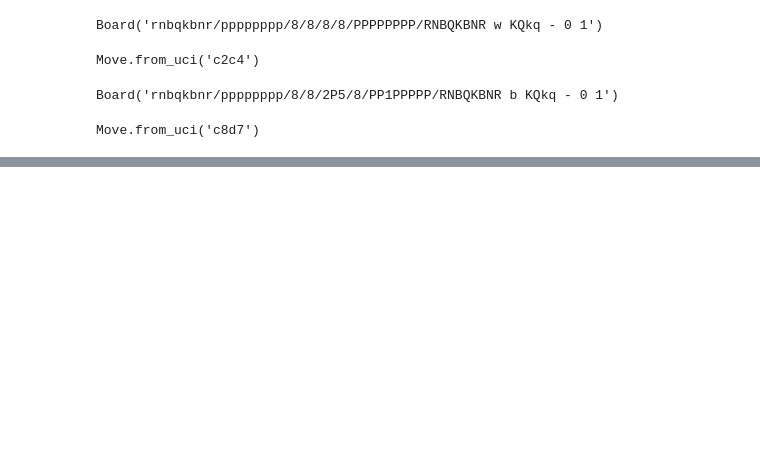
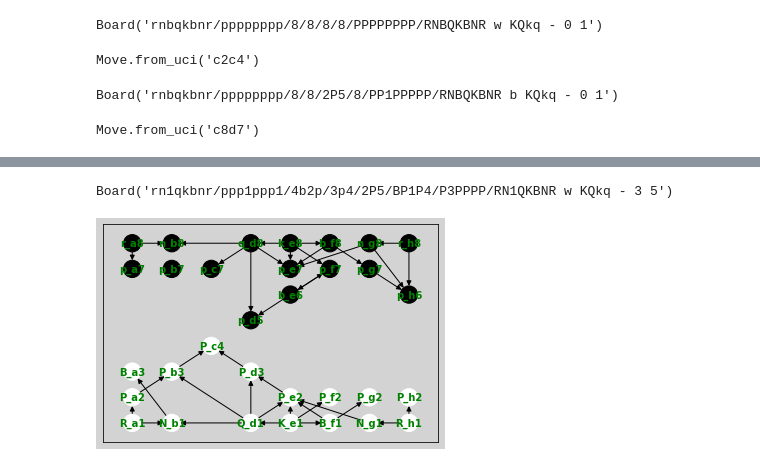
Before and after one commit to oussjarrousse/risk-graphs, a Jupyter notebook: risk_graph_chess.ipynb, the cells around one changed output, grey strips where cells are left out. Saved outputs shown, nothing was run; the diff lists cells and outputs as text; code cells hidden in the pictures; blank space fills up the shorter version.

Commit message:
added chess_layout; added loading pgn files; added threat, support and a global graph

```diff
--- a/risk_graph_chess.ipynb
+++ b/risk_graph_chess.ipynb
@@ -45,0 +48,9 @@ crg.draw_threat_graph()
+# %%
+crg.board
+# %% [output]
+Board('rn1qkbnr/ppp1ppp1/4b2p/3p4/2P5/BP1P4/P3PPPP/RN1QKBNR w KQkq - 3 5')
+# %%
+crg._chess_layout()
+crg.draw_support_graph()
+# %% [output]
+[figure, added]
```
Also changed, not shown: parts of 10 cells of this notebook, 2 other files.
